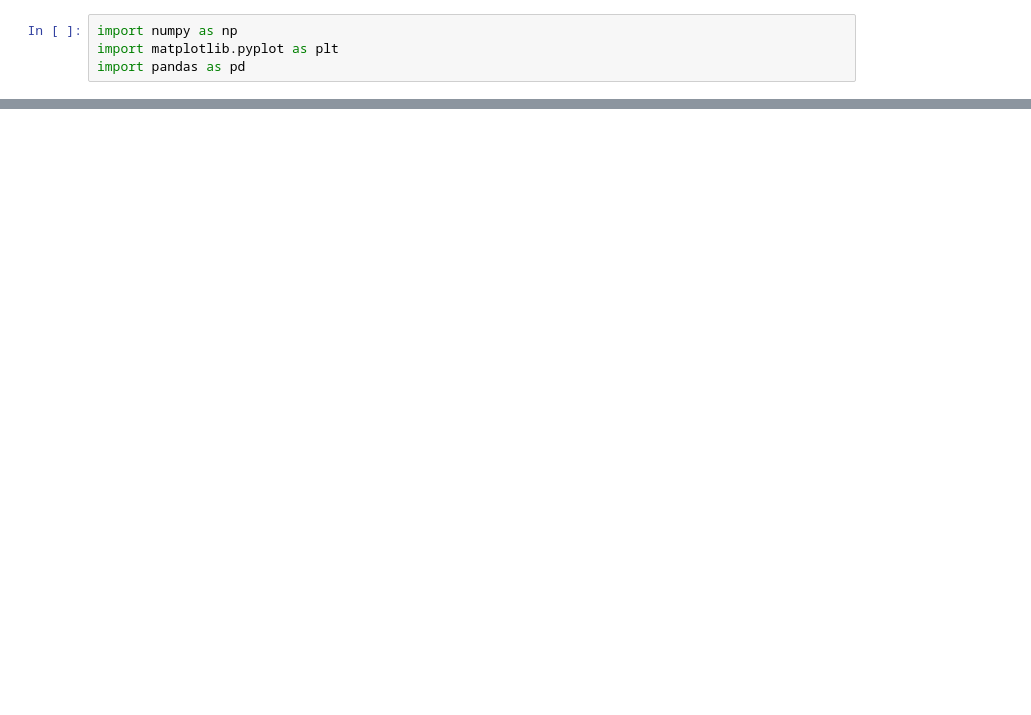
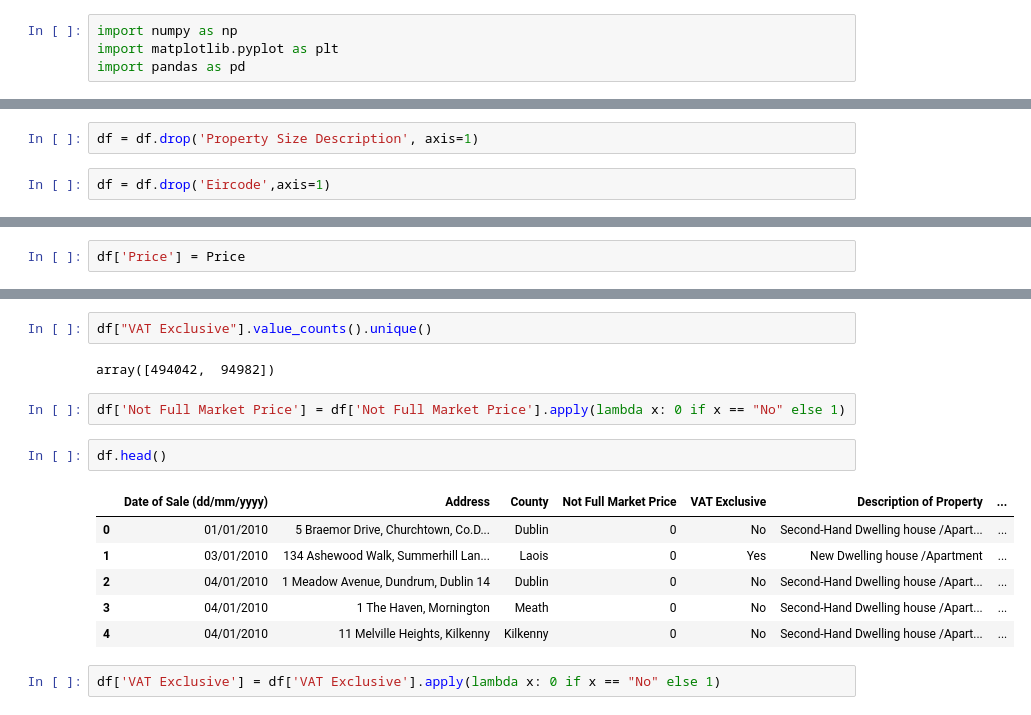
Before and after one commit to iamstarstuff/Ireland-PPR, a Jupyter notebook: EDA.ipynb, the cells around one changed output, grey strips where cells are left out. Saved outputs shown, nothing was run; the diff lists cells and outputs as text; blank space fills up the shorter version.

```diff
--- a/EDA.ipynb
+++ b/EDA.ipynb
@@ -54,0 +94,4 @@ array(['Dublin', 'Laois', 'Meath', 'Kilkenny', 'Limerick', 'Carlow',
+# %%
+df = df.drop('Property Size Description', axis=1)
+# %%
+df = df.drop('Eircode',axis=1)
@@ -54,0 +122,2 @@ array(['Dublin', 'Laois', 'Meath', 'Kilkenny', 'Limerick', 'Carlow',
+# %%
+df['Price'] = Price
@@ -54,0 +141,17 @@ array(['Dublin', 'Laois', 'Meath', 'Kilkenny', 'Limerick', 'Carlow',
+# %%
+df["VAT Exclusive"].value_counts().unique()
+# %% [output]
+array([494042,  94982])
+# %%
+df['Not Full Market Price'] = df['Not Full Market Price'].apply(lambda x: 0 if x == "No" else 1)
+# %%
+df.head()
+# %% [output]
+|  | Date of Sale (dd/mm/yyyy) | Address | County | Not Full Market Price | VAT Exclusive | Description of Property | ... |
+| 0 | 01/01/2010 | 5 Braemor Drive, Churchtown, Co.D... | Dublin | 0 | No | Second-Hand Dwelling house /Apart... | ... |
+| 1 | 03/01/2010 | 134 Ashewood Walk, Summerhill Lan... | Laois | 0 | Yes | New Dwelling house /Apartment | ... |
+| 2 | 04/01/2010 | 1 Meadow Avenue, Dundrum, Dublin 14 | Dublin | 0 | No | Second-Hand Dwelling house /Apart... | ... |
+| 3 | 04/01/2010 | 1 The Haven, Mornington | Meath | 0 | No | Second-Hand Dwelling house /Apart... | ... |
+| 4 | 04/01/2010 | 11 Melville Heights, Kilkenny | Kilkenny | 0 | No | Second-Hand Dwelling house /Apart... | ... |
+# %%
+df['VAT Exclusive'] = df['VAT Exclusive'].apply(lambda x: 0 if x == "No" else 1)
```
Also changed, not shown: parts of 53 cells of this notebook, 1 other file.
